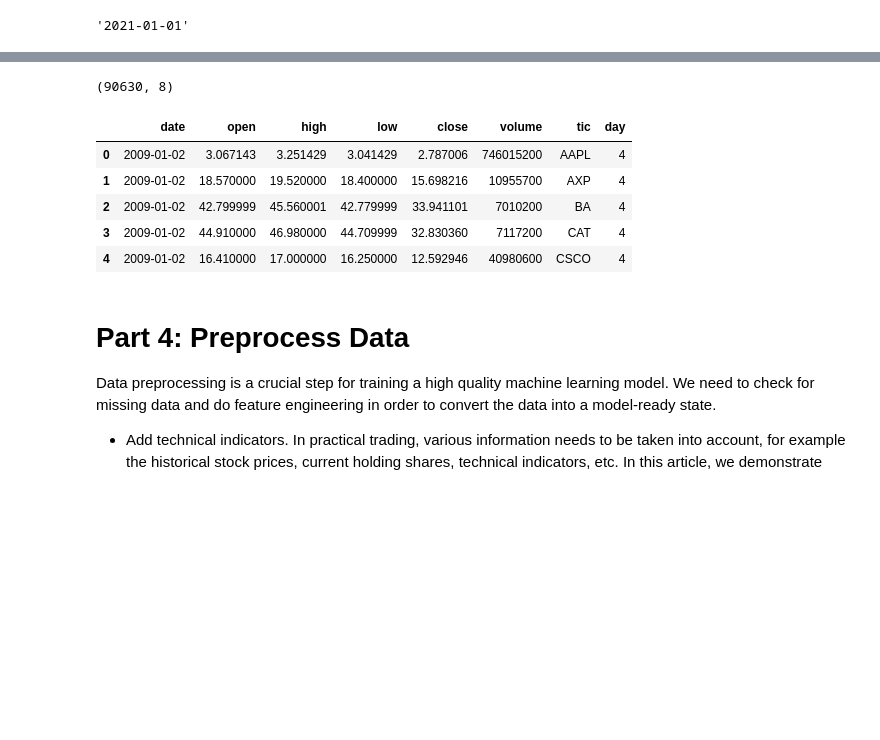
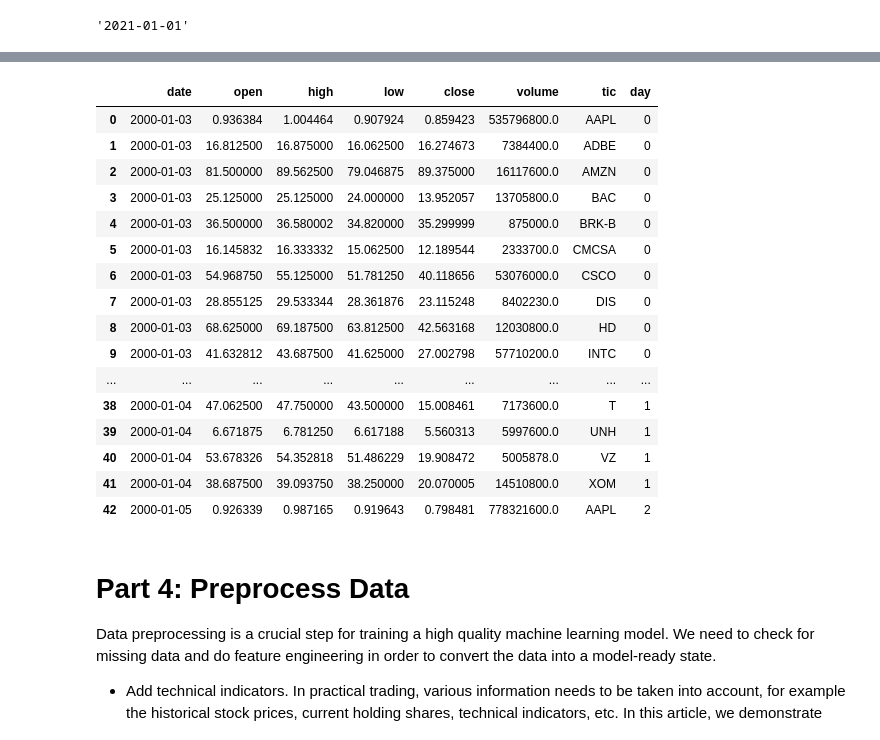
Before and after one commit to BichengWang/RL_stock_trading, a Jupyter notebook: FinRL_stock_trading_NeurIPS_2018.ipynb, the cells around one changed output, grey strips where cells are left out. Drawn from its saved outputs; the diff is of its cells as text; code cells hidden in the pictures; blank space fills up the shorter version.

```diff
--- a/FinRL_stock_trading_NeurIPS_2018.ipynb
+++ b/FinRL_stock_trading_NeurIPS_2018.ipynb
@@ -241,16 +242,25 @@ Shape of DataFrame:  (1, 8)
-# %%
-sp500_20_df.head()
-# %% [output]
-(90630, 8)
+# %%
+df = pd.concat([sp500_20_df, sp_df], ignore_index=True) #combination 1
 # %%
-df.sort_values(['date','tic'],ignore_index=True).head()
+df.sort_values(['date','tic'],ignore_index=True).head(43)
 # %% [output]
 |  | date | open | high | low | close | volume | tic | day |
-| 0 | 2009-01-02 | 3.067143 | 3.251429 | 3.041429 | 2.787006 | 746015200 | AAPL | 4 |
-| 1 | 2009-01-02 | 18.570000 | 19.520000 | 18.400000 | 15.698216 | 10955700 | AXP | 4 |
-| 2 | 2009-01-02 | 42.799999 | 45.560001 | 42.779999 | 33.941101 | 7010200 | BA | 4 |
-| 3 | 2009-01-02 | 44.910000 | 46.980000 | 44.709999 | 32.830360 | 7117200 | CAT | 4 |
-| 4 | 2009-01-02 | 16.410000 | 17.000000 | 16.250000 | 12.592946 | 40980600 | CSCO | 4 |
+| 0 | 2000-01-03 | 0.936384 | 1.004464 | 0.907924 | 0.859423 | 535796800.0 | AAPL | 0 |
+| 1 | 2000-01-03 | 16.812500 | 16.875000 | 16.062500 | 16.274673 | 7384400.0 | ADBE | 0 |
+| 2 | 2000-01-03 | 81.500000 | 89.562500 | 79.046875 | 89.375000 | 16117600.0 | AMZN | 0 |
+| 3 | 2000-01-03 | 25.125000 | 25.125000 | 24.000000 | 13.952057 | 13705800.0 | BAC | 0 |
+| 4 | 2000-01-03 | 36.500000 | 36.580002 | 34.820000 | 35.299999 | 875000.0 | BRK-B | 0 |
+| 5 | 2000-01-03 | 16.145832 | 16.333332 | 15.062500 | 12.189544 | 2333700.0 | CMCSA | 0 |
+| 6 | 2000-01-03 | 54.968750 | 55.125000 | 51.781250 | 40.118656 | 53076000.0 | CSCO | 0 |
+| 7 | 2000-01-03 | 28.855125 | 29.533344 | 28.361876 | 23.115248 | 8402230.0 | DIS | 0 |
+| 8 | 2000-01-03 | 68.625000 | 69.187500 | 63.812500 | 42.563168 | 12030800.0 | HD | 0 |
+| 9 | 2000-01-03 | 41.632812 | 43.687500 | 41.625000 | 27.002798 | 57710200.0 | INTC | 0 |
+| ... | ... | ... | ... | ... | ... | ... | ... | ... |
+| 38 | 2000-01-04 | 47.062500 | 47.750000 | 43.500000 | 15.008461 | 7173600.0 | T | 1 |
+| 39 | 2000-01-04 | 6.671875 | 6.781250 | 6.617188 | 5.560313 | 5997600.0 | UNH | 1 |
+| 40 | 2000-01-04 | 53.678326 | 54.352818 | 51.486229 | 19.908472 | 5005878.0 | VZ | 1 |
+| 41 | 2000-01-04 | 38.687500 | 39.093750 | 38.250000 | 20.070005 | 14510800.0 | XOM | 1 |
+| 42 | 2000-01-05 | 0.926339 | 0.987165 | 0.919643 | 0.798481 | 778321600.0 | AAPL | 2 |
 # %% [markdown]
 # Part 4: Preprocess Data
 Data preprocessing is a crucial step for training a high quality machine learning model. We need to check for missing data and do feature engineering in order to convert the data into a model-ready state.
```
Also changed, not shown: parts of 2 cells of this notebook, 1 other file.
